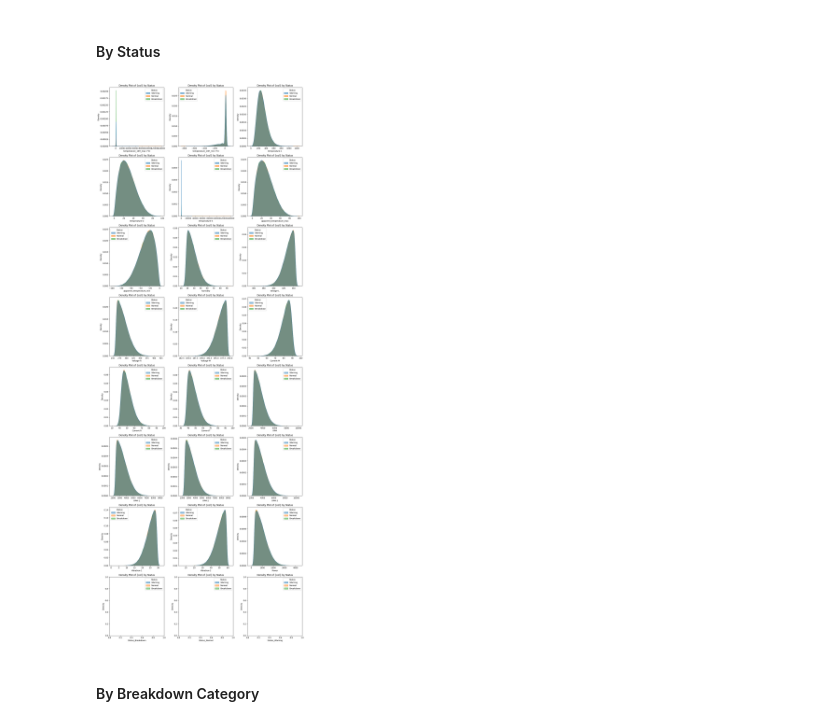
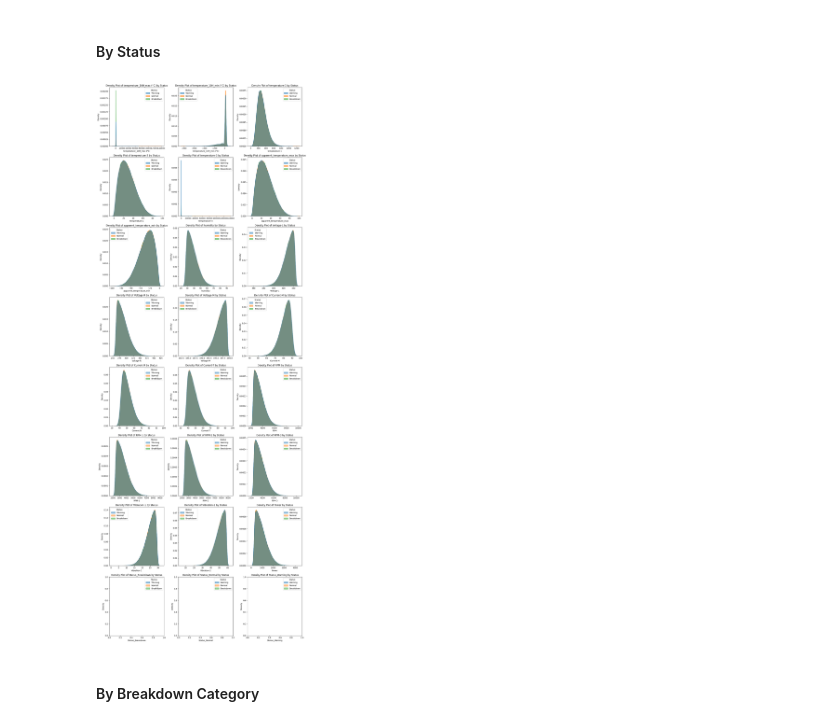
Before and after one commit to adli-arindra/Machine-Breakdown-Prediction, a Jupyter notebook: eda.ipynb, the cells around one changed output. Saved outputs shown, nothing was run; the diff lists cells and outputs as text; code cells hidden in the pictures.

```diff
--- a/eda.ipynb
+++ b/eda.ipynb
@@ -153,18 +169,19 @@ plt.show()
 # %%
 fig, axes = plt.subplots(n_rows, 3, figsize=(15, 5 * n_rows))
 axes = axes.flatten()
 
 for i, col in enumerate(numeric_columns):
     sns.kdeplot(data=train_df, x=col, hue='Status', fill=True, common_norm=False, alpha=0.5, ax=axes[i])
-    axes[i].set_title('Density Plot of {col} by Status')
+    axes[i].set_title(f'Density Plot of {col} by Status')
     axes[i].set_xlabel(col)
     axes[i].set_ylabel('Density')
 
 # Adjust layout
 plt.tight_layout()
+plt.savefig("assets/density_plot.png")
 plt.show()
 # %% [output]
-[figure, old version]
+[figure, new version]
 # %% [markdown]
 #### By Breakdown Category
 # %%
```
Also changed, not shown: parts of 11 cells of this notebook, 4 other files.
